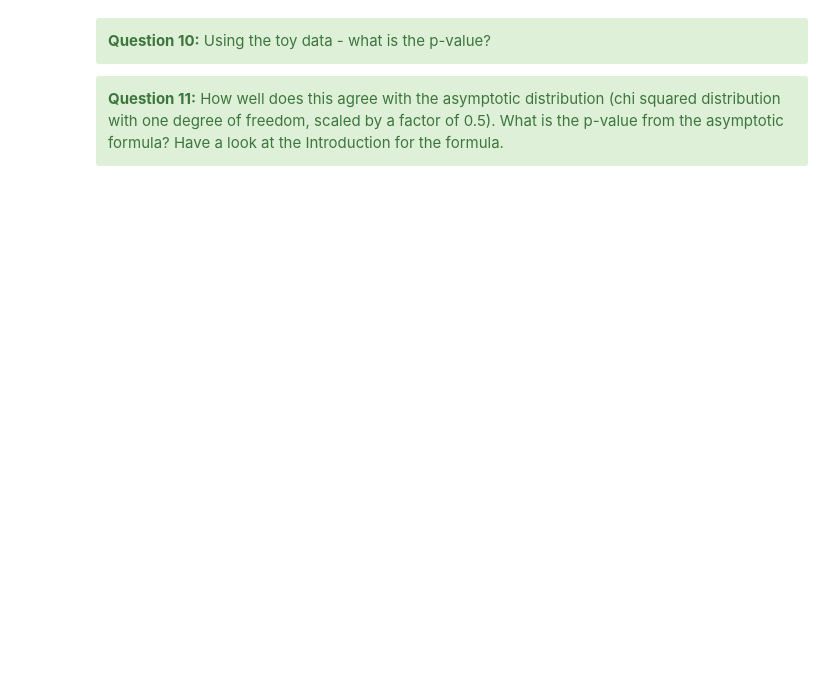
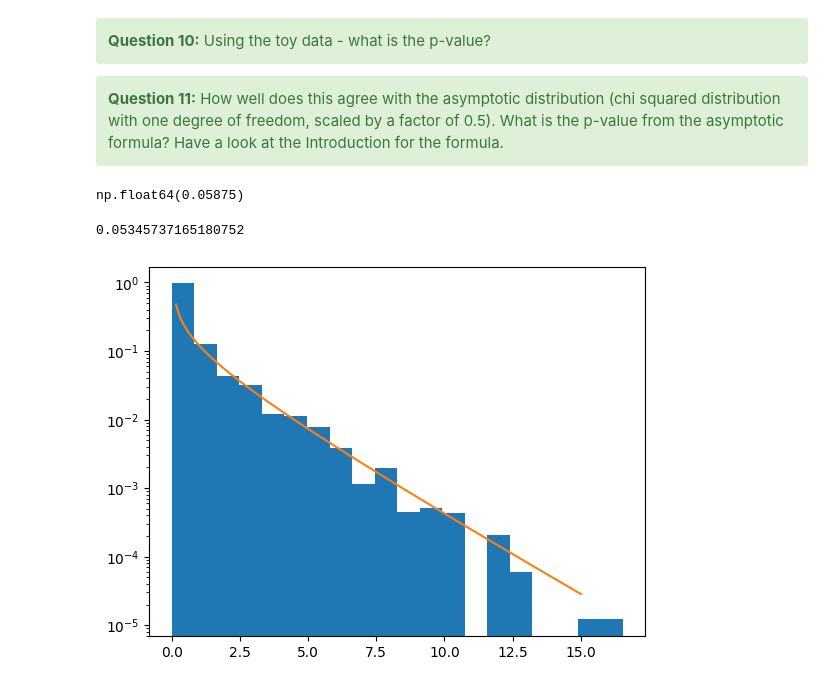
Before and after one commit to KohlensaeureJunk/DataAnalysiswithML, a Jupyter notebook: hypothesis_tests.ipynb, the cells around one changed output. Drawn from its saved outputs; the diff is of its cells as text; code cells hidden in the pictures; blank space fills up the shorter version.

```diff
--- a/hypothesis_tests.ipynb
+++ b/hypothesis_tests.ipynb
@@ -86,3 +102,11 @@ Let's look at a simple counting experiment where we know the expected number of
     <b>Question 8:</b> We expect 5 background events (our null Hypothesis). How many events would we need to observe to reject the null hypothesis with at least 3 (evidence) and 5 (observation) sigma? Our test statistic is the total number of events observed and we count more events than the expectation as evidence against the null hypothesis.<br><br>
     <b>Hint:</b> Iterate through the number of events observed, starting from 5 upwards and use <code>1 - stats.poisson.cdf(...)</code> to calculate the p-value.
 </div>
+# %%
+exp = 5
+for num in range(5,100):
+    p = 1 - stats.poisson.cdf(num, exp)
+    z = pvalue_to_significance(p)
+    print(f"{z:.2f} sigma for {num} events")
+    if z > 5:
+        break
@@ -236,3 +333,18 @@ plt.legend()
 <div class="alert alert-block alert-success">
     <b>Question 11:</b> How well does this agree with the asymptotic distribution (chi squared distribution with one degree of freedom, scaled by a factor of 0.5). What is the p-value from the asymptotic formula? Have a look at the Introduction for the formula.
 </div>
+# %%
+pvalue = (toys >= q0_obs).mean()
+pvalue
+# %% [output]
+np.float64(0.05875)
+# %%
+pvalue_asymptotic = significance_to_pvalue(np.sqrt(q0_obs))
+print(pvalue_asymptotic)
+plt.hist(toys, bins=20, density=True);
+x = np.linspace(0, 15, 100)
+plt.plot(x, 0.5*stats.chi2.pdf(x, 1))
+plt.yscale("log")
+# %% [output]
+0.05345737165180752
+[figure, added]
```
Also changed, not shown: parts of 16 cells of this notebook.
